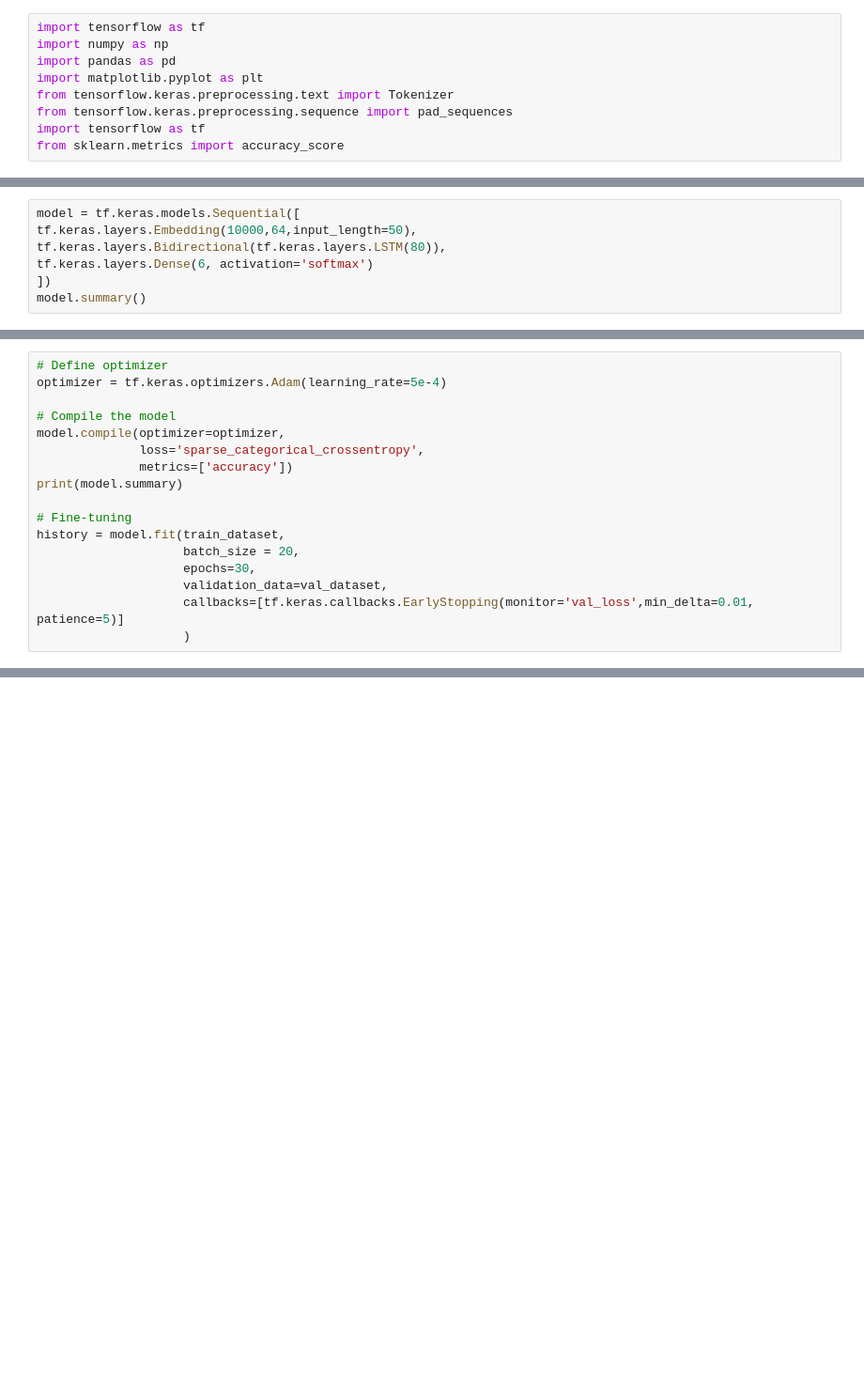
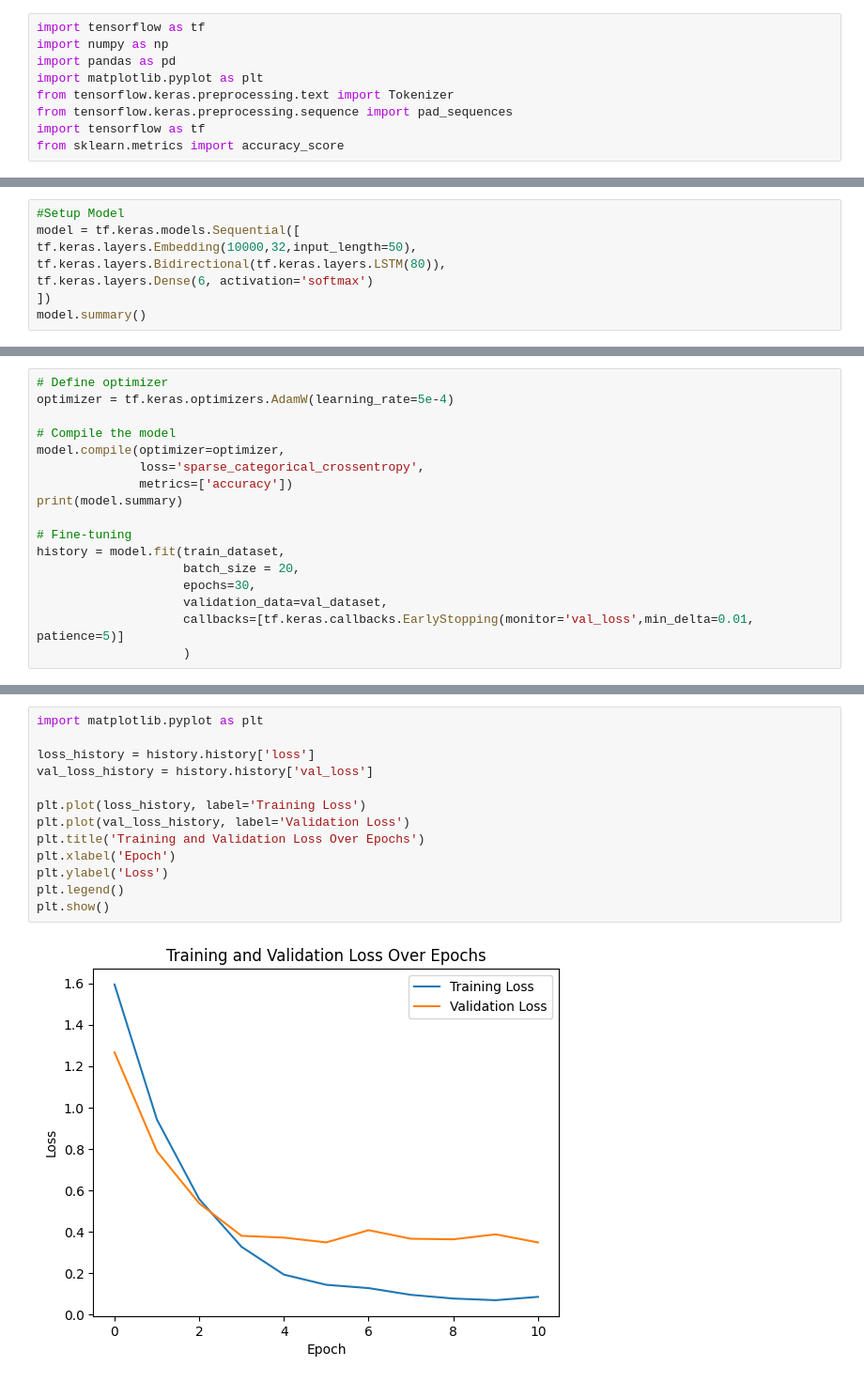
Before and after one commit to henrytse2468/SentimentAnalysis, a Jupyter notebook: SentimentAnalysis_LSTM.ipynb, the cells around one changed output, grey strips where cells are left out. Shown at 94% size. Saved outputs shown, nothing was run; the diff lists cells and outputs as text; blank space fills up the shorter version.

```diff
--- a/SentimentAnalysis_LSTM.ipynb
+++ b/SentimentAnalysis_LSTM.ipynb
@@ -113,8 +108,9 @@ test_dataset = tf.data.Dataset.from_tensor_slices((
     y_test
 )).batch(32)
 # %%
+#Setup Model
 model = tf.keras.models.Sequential([
-tf.keras.layers.Embedding(10000,64,input_length=50),
+tf.keras.layers.Embedding(10000,32,input_length=50),
 tf.keras.layers.Bidirectional(tf.keras.layers.LSTM(80)),
 tf.keras.layers.Dense(6, activation='softmax')
 ])
@@ -138,7 +134,7 @@ Non-trainable params: 0 (0.00 Byte)
 _________________________________________________________________
 # %%
 # Define optimizer
-optimizer = tf.keras.optimizers.Adam(learning_rate=5e-4)
+optimizer = tf.keras.optimizers.AdamW(learning_rate=5e-4)
 
 # Compile the model
 model.compile(optimizer=optimizer,
@@ -180,0 +177,15 @@ Test Loss: 0.32336193323135376 Test Accuracy: 0.9133333563804626
+# %%
+import matplotlib.pyplot as plt
+
+loss_history = history.history['loss']
+val_loss_history = history.history['val_loss']
+
+plt.plot(loss_history, label='Training Loss')
+plt.plot(val_loss_history, label='Validation Loss')
+plt.title('Training and Validation Loss Over Epochs')
+plt.xlabel('Epoch')
+plt.ylabel('Loss')
+plt.legend()
+plt.show()
+# %% [output]
+[figure, added]
```
Also changed, not shown: parts of 14 cells of this notebook, 21 other files.
